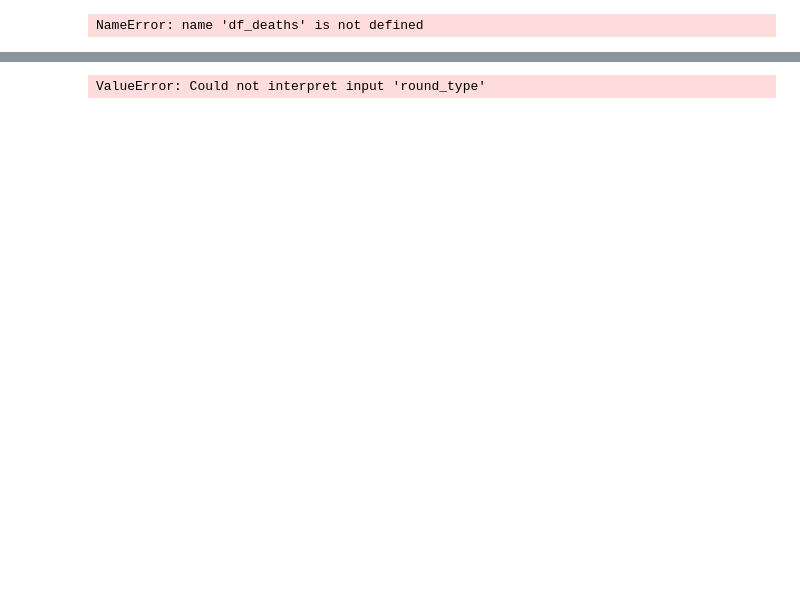
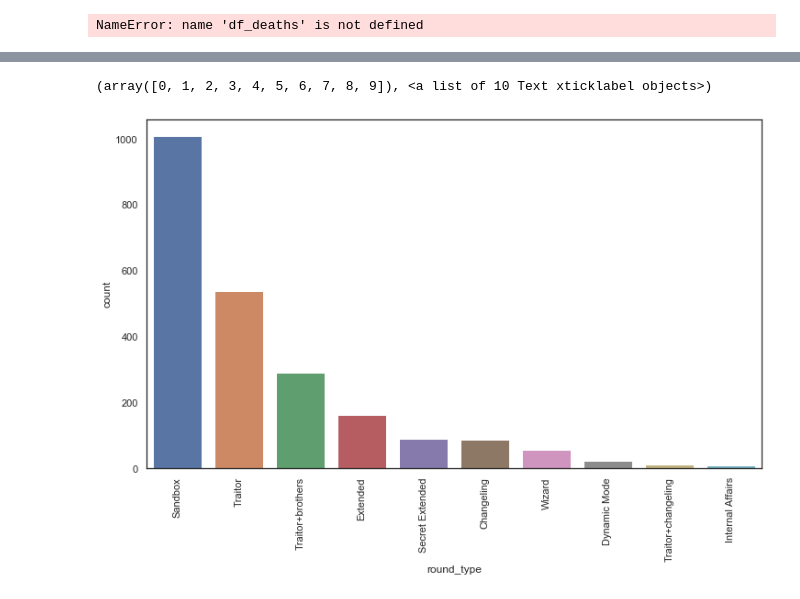
Before and after one commit to adenking/austation-scraper, a Jupyter notebook: Processing.ipynb, the cells around one changed output, grey strips where cells are left out. Cells and saved outputs as stored; diff of their text form; code cells hidden in the pictures; blank space fills up the shorter version.

```diff
--- a/Processing.ipynb
+++ b/Processing.ipynb
@@ -64,6 +88,8 @@ round_id                  0
 dtype: int64
 # %%
 fig, ax = plt.subplots(1,1, figsize=(12, 7), dpi=72)
-sns.countplot(x='round_type', data=df_rounds)
+sns.countplot(x='round_type', data=df_rounds, ax=ax, order=df_rounds.round_type.value_counts().iloc[:10].index)
+plt.xticks(rotation='vertical')
 # %% [output]
-ValueError: Could not interpret input 'round_type'
+(array([0, 1, 2, 3, 4, 5, 6, 7, 8, 9]), <a list of 10 Text xticklabel objects>)
+[figure, added]
```
Also changed, not shown: parts of 10 cells of this notebook, 2 other files.
